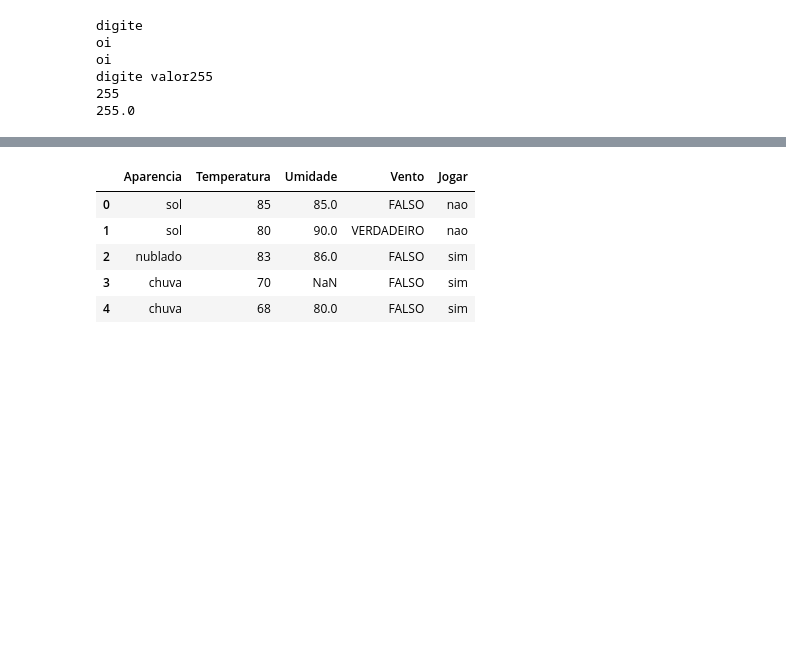
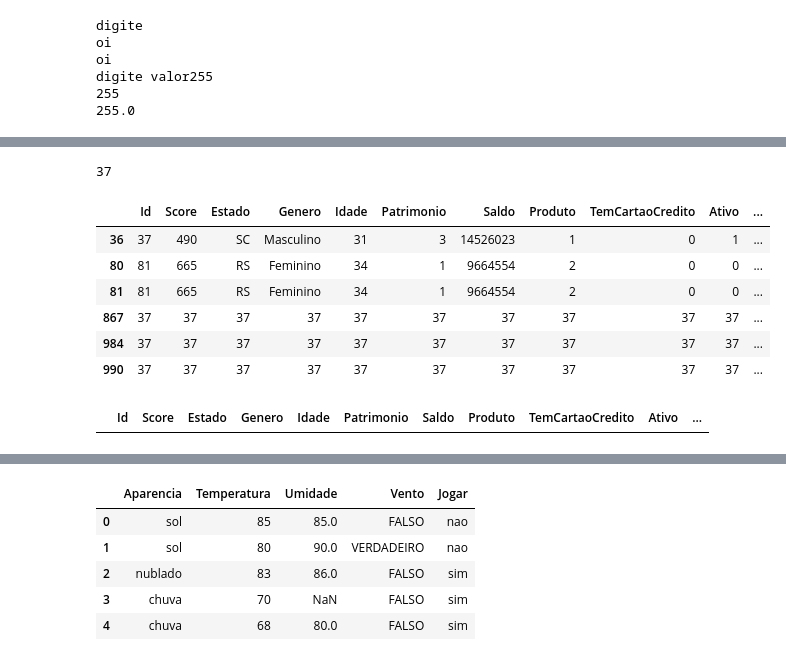
Before and after one commit to WandersonGustavo/Imersao_Alura, a Jupyter notebook: dataScience.ipynb, the cells around one changed output, grey strips where cells are left out. Saved outputs shown, nothing was run; the diff lists cells and outputs as text; code cells hidden in the pictures; blank space fills up the shorter version.

```diff
--- a/dataScience.ipynb
+++ b/dataScience.ipynb
@@ -322,0 +314,3 @@ desv
+# %%
+dados['Salario'].fillna(medianaSal,inplace=True)#substitui na's pela mediana do grupo(salario aq)
+dados['Salario'].isnull().sum() #contar qntos nulos tem(testando mtd acima)
@@ -322,0 +319,15 @@ desv
+# %%
+'''TRATANDO O GENERO'''
+'''PRIMEIRO AGRUPA'''
+agrupado=dados.groupby(['Genero']).size()
+agrupado
+'''RESOLVER== FeM uma coisa , preencher na's com a moda(masc)'''
+dados['Genero'].fillna('Masculino', inplace=True) #passando o Valor masc q é a moda no fill pra preencher os na's
+dados['Genero'].isnull().sum() #contar qntos nulos tem(testando mtd acima)
+'''AGR PADRONIZA'''
+# filtrando com logico "loc" e passando masculino como valor
+dados.loc[dados['Genero']=='M','Genero'] ='Masculino'
+dados.loc[dados['Genero'].isin(["F","Fem"]),'Genero']='Feminino'# o msm pro feminino
+print("##############")
+agrupado=dados.groupby(['Genero']).size()
+print(agrupado)
@@ -322,0 +349,24 @@ desv
+# %%
+medianaIdade=sts.median(dados['Idade'])#mediana da idade
+medianaIdade
+# %% [output]
+37
+# %%
+dados.loc[(dados['Idade']< 0) |(dados['Idade']>120)]= medianaIdade # filtro para subst a mediana pelos 4 erros
+# %%
+#DUPLICAÇÃO DE DADOS, CHECAR NO ID
+dados[dados.duplicated(['Id'],keep=False)]
+# %% [output]
+|  | Id | Score | Estado | Genero | Idade | Patrimonio | Saldo | Produto | TemCartaoCredito | Ativo | ... |
+| 36 | 37 | 490 | SC | Masculino | 31 | 3 | 14526023 | 1 | 0 | 1 | ... |
+| 80 | 81 | 665 | RS | Feminino | 34 | 1 | 9664554 | 2 | 0 | 0 | ... |
+| 81 | 81 | 665 | RS | Feminino | 34 | 1 | 9664554 | 2 | 0 | 0 | ... |
+| 867 | 37 | 37 | 37 | 37 | 37 | 37 | 37 | 37 | 37 | 37 | ... |
+| 984 | 37 | 37 | 37 | 37 | 37 | 37 | 37 | 37 | 37 | 37 | ... |
+| 990 | 37 | 37 | 37 | 37 | 37 | 37 | 37 | 37 | 37 | 37 | ... |
+# %%
+dados.drop_duplicates(subset="Id",keep="first",inplace=True)# mantem primeiro,apaga os outros
+#teste de duplicados abaixo
+dados[dados.duplicated(['Id'],keep=False)]
+# %% [output]
+|  | Id | Score | Estado | Genero | Idade | Patrimonio | Saldo | Produto | TemCartaoCredito | Ativo | ... |
```
Also changed, not shown: parts of 58 cells of this notebook.
